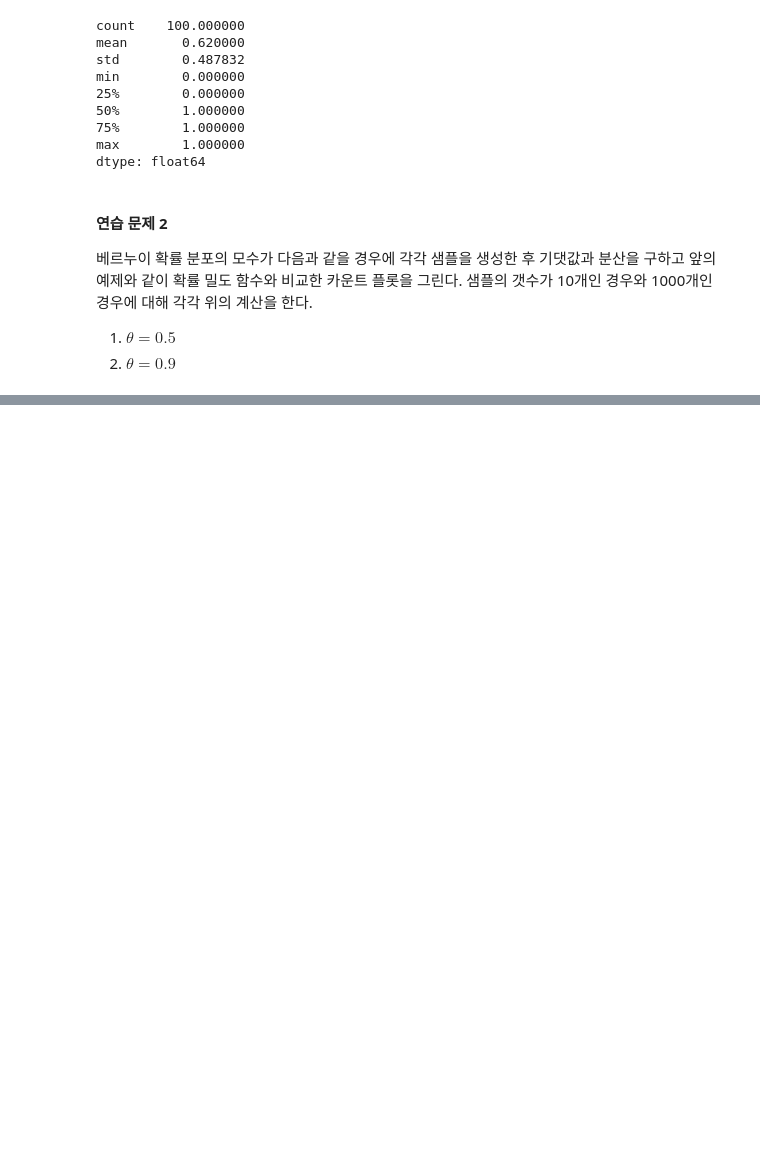
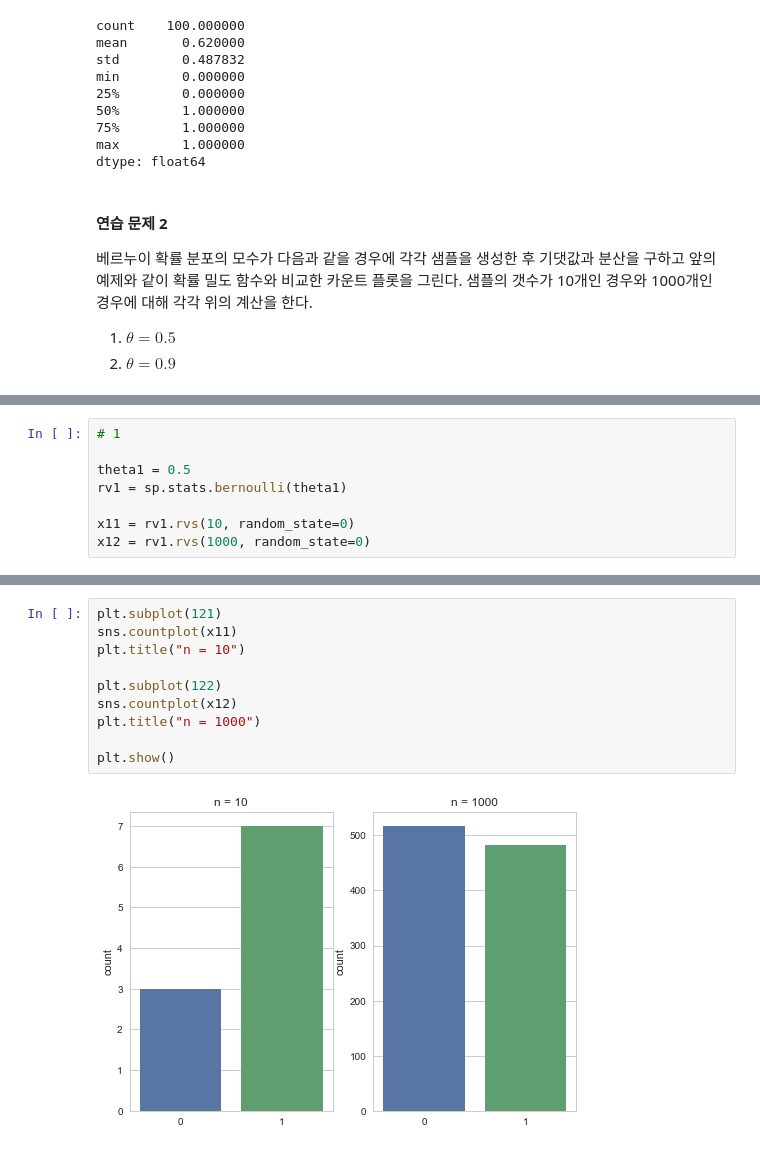
Before and after one commit to yolo0220/FC_DSS_5th, a Jupyter notebook: notebook/170613.ipynb, the cells around one changed output, grey strips where cells are left out. Saved outputs shown, nothing was run; the diff lists cells and outputs as text; blank space fills up the shorter version.

```diff
--- a/notebook/170613.ipynb
+++ b/notebook/170613.ipynb
@@ -905,0 +915,8 @@ dtype: float64
+# %%
+# 1
+
+theta1 = 0.5
+rv1 = sp.stats.bernoulli(theta1)
+
+x11 = rv1.rvs(10, random_state=0)
+x12 = rv1.rvs(1000, random_state=0)
@@ -905,0 +934,12 @@ dtype: float64
+# %%
+plt.subplot(121)
+sns.countplot(x11)
+plt.title("n = 10")
+
+plt.subplot(122)
+sns.countplot(x12)
+plt.title("n = 1000")
+
+plt.show()
+# %% [output]
+[figure, added]
```
Also changed, not shown: parts of 6 cells of this notebook, 1 other file.
